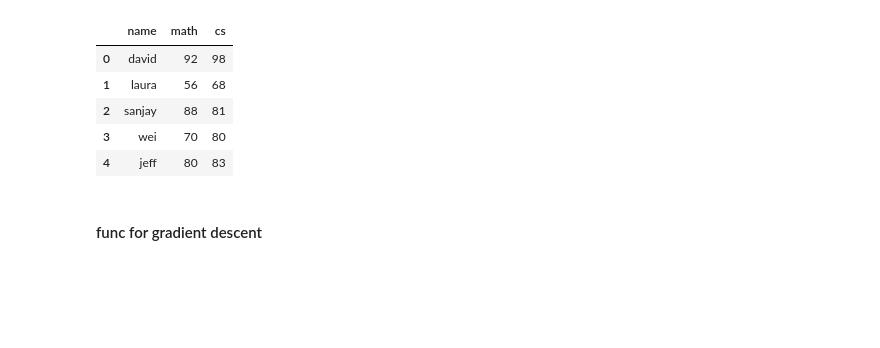
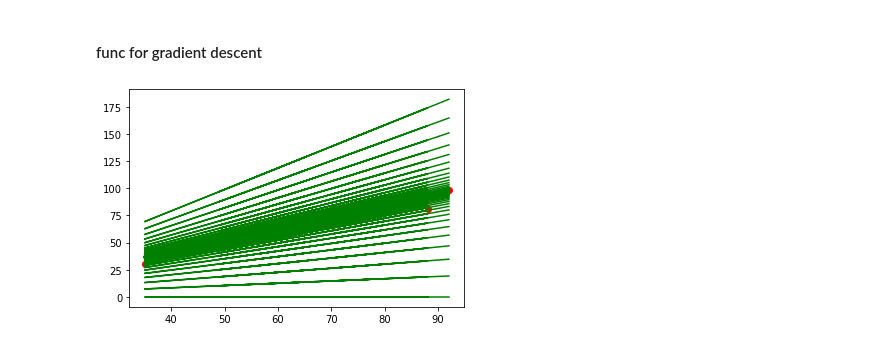
Before and after one commit to PramodiPerera/ML, a Jupyter notebook: gradient_descent/gradient_descent.ipynb, the cells around one changed output. Saved outputs shown, nothing was run; the diff lists cells and outputs as text; code cells hidden in the pictures; blank space fills up the shorter version.

Commit message:
gr_d graph added

```diff
--- a/gradient_descent/gradient_descent.ipynb
+++ b/gradient_descent/gradient_descent.ipynb
@@ -12,46 +10,31 @@ from sklearn import linear_model
 df = pd.read_csv('test_scores.csv');
-# %%
-df.head(5)
-# %% [output]
-|  | name | math | cs |
-| 0 | david | 92 | 98 |
-| 1 | laura | 56 | 68 |
-| 2 | sanjay | 88 | 81 |
-| 3 | wei | 70 | 80 |
-| 4 | jeff | 80 | 83 |
 # %% [markdown]
 #### func for gradient descent
 # %%
+
 def gradient_descent(x,y):
     # starting parameter values
     m_curr = b_curr = 0
 
-    learning_rate = 0.01
+    learning_rate = 0.0002
     m = len(x)
+    plt.scatter(x, y, color='red', marker='o')
 
-    plt.scatter(x, y, color='red', marker='+', linewidths='5')
-
-    pre_cost = cost = 0
-    i = 0
-    while(True):
+    for i in range(10000):
         y_predict = m_curr * x + b_curr
-        cost = (1/m) * sum([val**2 for val in (y-y_predict)])
-
-        # stop iterations when cost func value is close to pre cost value
-        if i != 0:
-            if math.isclose(cost, pre_cost):
-                break
+        plt.plot(x, y_predict, color='green')
 
         # calculate derivatives
         m_derv = -(2/m)*sum(x*(y-y_predict))
         b_derv = -(2/m)*sum(y-y_predict)
 
-        # record prev_cost
-        pre_cost = cost
-
         # update parameters
         m_curr = m_curr - learning_rate * m_derv
         b_curr = b_curr - learning_rate * b_derv
-
-        i = i+1
-       # print("m = {}, b = {}, cost = {}, iterations: {}". format(m_curr, b_curr, cost, i))
+# %%
+x = np.array(df['math'])
+y = np.array(df['cs'])
+# %%
+gradient_descent(x, y)
+# %% [output]
+[figure, added]
```
Also changed, not shown: parts of 3 cells of this notebook, 1 other file.
